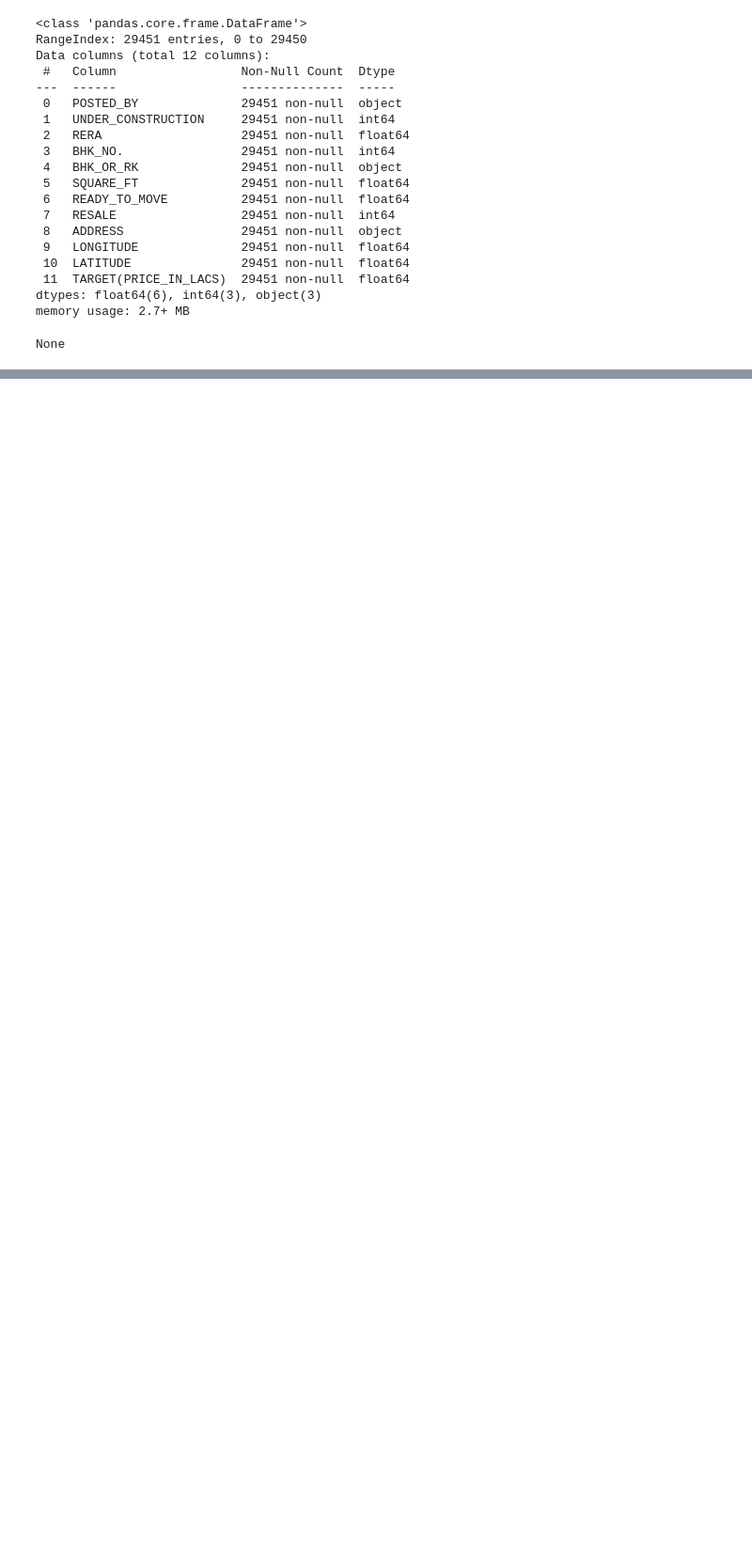
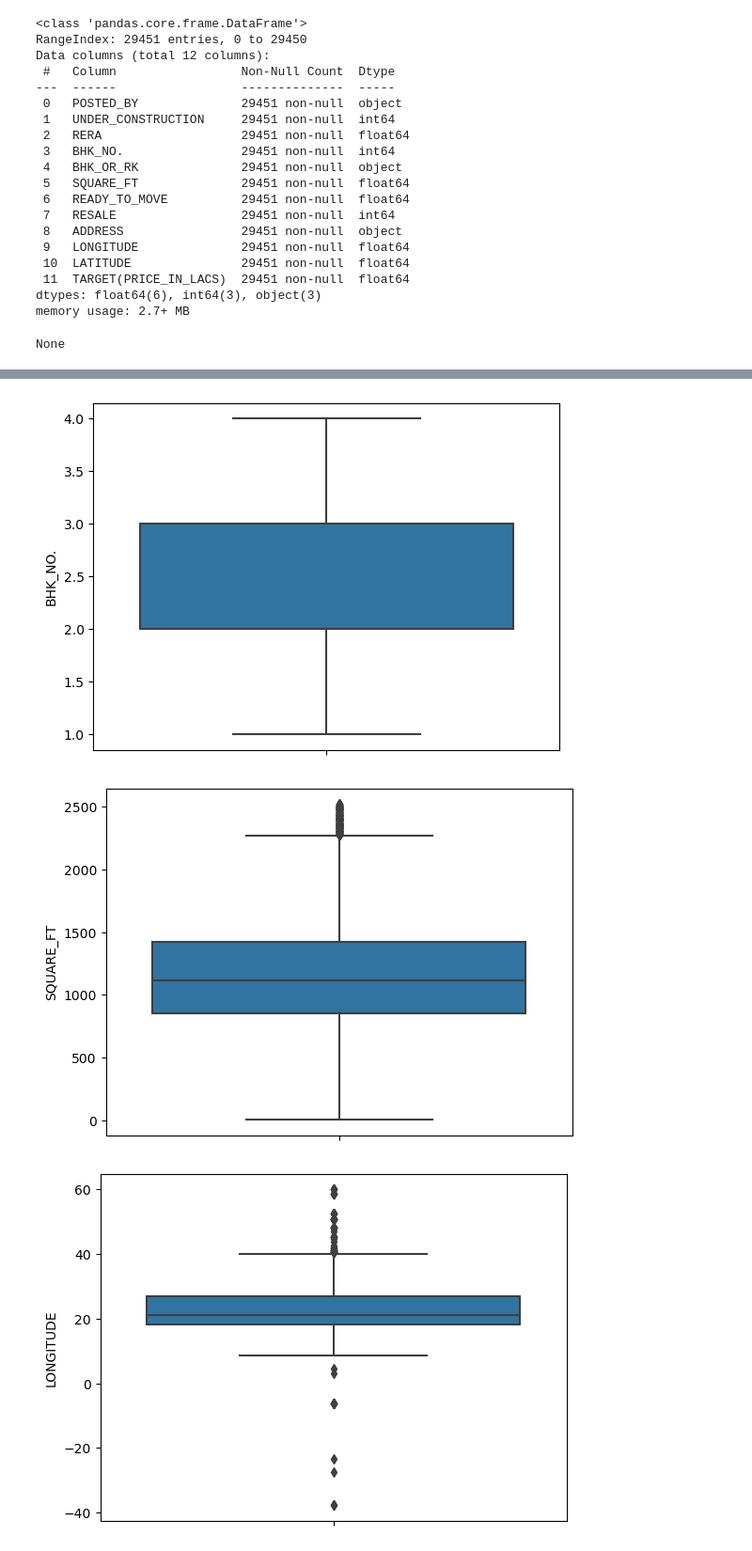
Before and after one commit to SauceX22/ISE291_project, a Jupyter notebook: project.ipynb, the cells around one changed output, grey strips where cells are left out. Shown at 94% size. Saved outputs shown, nothing was run; the diff lists cells and outputs as text; code cells hidden in the pictures; blank space fills up the shorter version.

```diff
--- a/project.ipynb
+++ b/project.ipynb
@@ -136,0 +245,17 @@ Name: RERA, dtype: float64
+# %%
+#Box plots
+
+import matplotlib.pyplot as plt
+import seaborn as sns
+
+# Identify numeric columns
+num_columns = df.select_dtypes(exclude='object').columns
+
+for c in num_columns:
+    plt.figure()
+    sns.boxplot(y=c,data=df)
+    plt.show()
+# %% [output]
+[figure, added]
+[figure, added]
+[figure, added]
```
Also changed, not shown: parts of 15 cells of this notebook, 1 other file.
